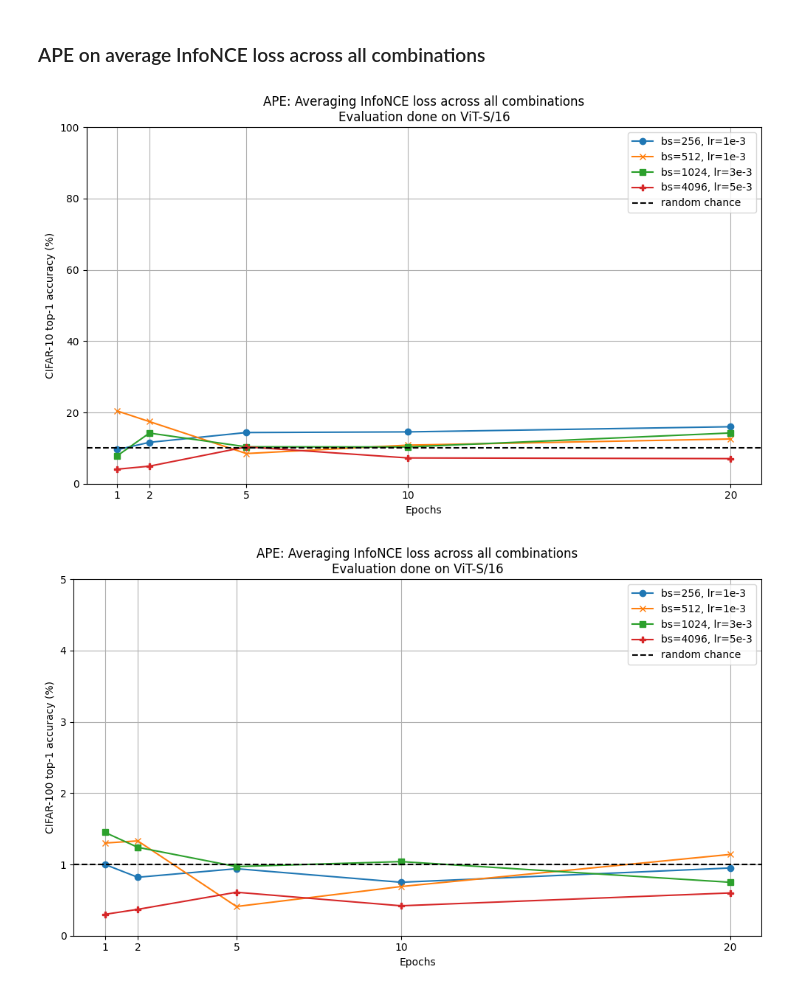
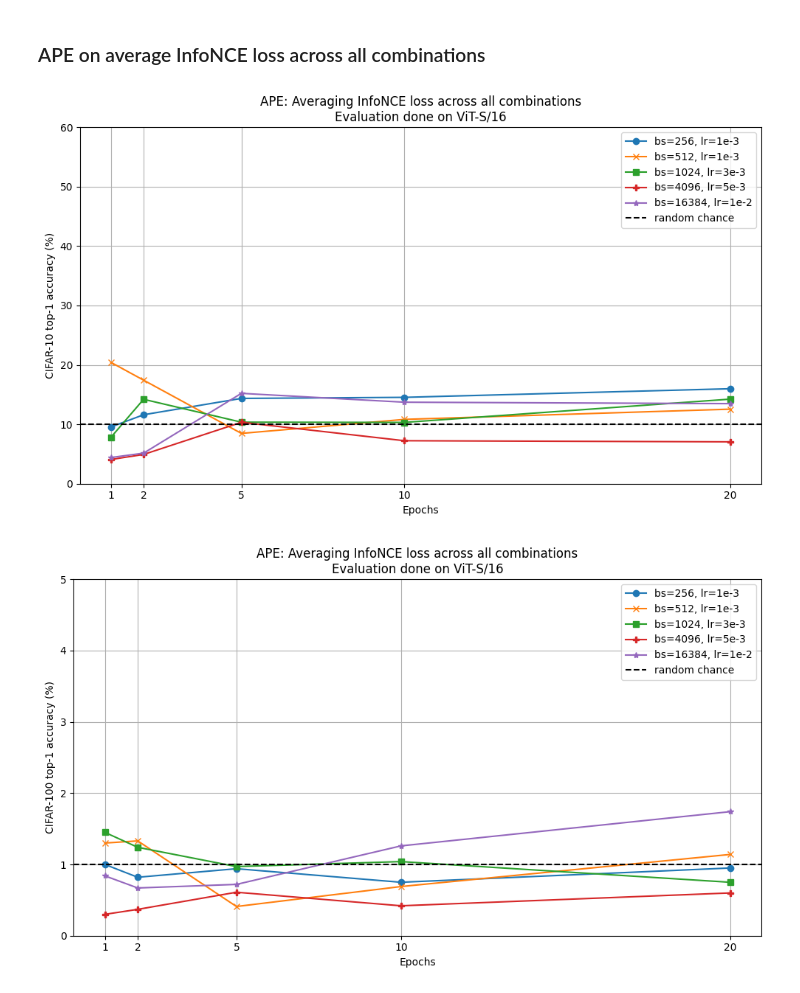
Before and after one commit to jaisidhsingh/hypa-new, a Jupyter notebook: hyperalignment/plot.ipynb, the cells around one changed output. Drawn from its saved outputs; the diff is of its cells as text; code cells hidden in the pictures.

```diff
--- a/hyperalignment/plot.ipynb
+++ b/hyperalignment/plot.ipynb
@@ -7,6 +7,7 @@ data_256 = {'exp_name': 'vits_bs-256_lr-0.001', 'seed': 0, 'eval': {'epoch_1': {
 data_512 = {'exp_name': 'vits_bs-512_lr-0.001', 'seed': 0, 'eval': {'epoch_1': {'cifar10': 20.42, 'cifar100': 1.3, 'imagenet1k': 0.08}, 'epoch_2': {'cifar10': 17.43, 'cifar100': 1.33, 'imagenet1k': 0.07}, 'epoch_5': {'cifar10': 8.47, 'cifar100': 0.41, 'imagenet1k': 0.1}, 'epoch_10': {'cifar10': 10.83, 'cifar100': 0.69, 'imagenet1k': 0.08}, 'epoch_20': {'cifar10': 12.55, 'cifar100': 1.14, 'imagenet1k': 0.11}}}
 data_1024 = {'exp_name': 'vits_bs-1024_lr-0.003', 'seed': 0, 'eval': {'epoch_1': {'cifar10': 7.83, 'cifar100': 1.45, 'imagenet1k': 0.08}, 'epoch_2': {'cifar10': 14.21, 'cifar100': 1.24, 'imagenet1k': 0.06}, 'epoch_5': {'cifar10': 10.36, 'cifar100': 0.97, 'imagenet1k': 0.1}, 'epoch_10': {'cifar10': 10.32, 'cifar100': 1.04, 'imagenet1k': 0.12}, 'epoch_20': {'cifar10': 14.24, 'cifar100': 0.75, 'imagenet1k': 0.12}}}
 data_4096 = {'exp_name': 'vits_bs-4096_lr-0.005', 'seed': 0, 'eval': {'epoch_1': {'cifar10': 4.08, 'cifar100': 0.3, 'imagenet1k': 0.09}, 'epoch_2': {'cifar10': 4.93, 'cifar100': 0.37, 'imagenet1k': 0.12}, 'epoch_5': {'cifar10': 10.34, 'cifar100': 0.61, 'imagenet1k': 0.05}, 'epoch_10': {'cifar10': 7.24, 'cifar100': 0.42, 'imagenet1k': 0.05}, 'epoch_20': {'cifar10': 7.05, 'cifar100': 0.6, 'imagenet1k': 0.07}}}
+data_16384 = {'exp_name': 'vits_bs-16384_lr-0.001', 'seed': 0, 'eval': {'epoch_1': {'cifar10': 4.41, 'cifar100': 0.84, 'imagenet1k': 0.06}, 'epoch_2': {'cifar10': 5.15, 'cifar100': 0.67, 'imagenet1k': 0.1}, 'epoch_5': {'cifar10': 15.21, 'cifar100': 0.72, 'imagenet1k': 0.09}, 'epoch_10': {'cifar10': 13.72, 'cifar100': 1.26, 'imagenet1k': 0.07}, 'epoch_20': {'cifar10': 13.48, 'cifar100': 1.74, 'imagenet1k': 0.09}}}
 
 epochs = [1, 2, 5, 10, 20]
 benchmarks = ["cifar10", "cifar100", "imagenet1k"]
@@ -16,34 +17,34 @@ rcs = {"cifar10": 10.0, "cifar100": 1.0, "imagenet1k": 0.1}
 
 for bench in benchmarks:
     acc_256 = [data_256['eval'][f'epoch_{epoch}'][bench] for epoch in epochs]
     acc_512 = [data_512['eval'][f'epoch_{epoch}'][bench] for epoch in epochs]
     acc_1024 = [data_1024['eval'][f'epoch_{epoch}'][bench] for epoch in epochs]
     acc_4096 = [data_4096['eval'][f'epoch_{epoch}'][bench] for epoch in epochs]
-    # acc_16384 = [data_16384['eval'][f'epoch_{epoch}'][bench] for epoch in epochs]
+    acc_16384 = [data_16384['eval'][f'epoch_{epoch}'][bench] for epoch in epochs]
 
     # Create the plot
     plt.figure(figsize=(10, 6))
 
     plt.plot(epochs, acc_256, marker='o', label="bs=256, lr=1e-3")
     plt.plot(epochs, acc_512, marker='x', label="bs=512, lr=1e-3")
     plt.plot(epochs, acc_1024, marker='s', label="bs=1024, lr=3e-3")
     plt.plot(epochs, acc_4096, marker='P', label="bs=4096, lr=5e-3")
-    # plt.plot(epochs, acc_16384, marker='*', label="bs=16384, lr=1e-2")
+    plt.plot(epochs, acc_16384, marker='*', label="bs=16384, lr=1e-2")
 
     plt.axhline(y=rcs[bench], color="black", linestyle="--", label="random chance")
 
     plt.title(f'APE: Averaging InfoNCE loss across all combinations\nEvaluation done on ViT-S/16')
     plt.xlabel('Epochs')
     plt.ylabel(f'{names[bench]} top-1 accuracy (%)')
     plt.ylim(lims[bench])
     plt.xticks([1, 2, 5, 10, 20])
     plt.grid(True)
 
     # Save and show the plot
     plt.legend()
     plt.tight_layout()
     # plt.savefig('imagenet_accuracy_plot.png')
     plt.show()
 # %% [output]
-[figure, old version]
+[figure, new version]
-[figure, old version]
+[figure, new version]
```
Also changed, not shown: parts of 1 cell of this notebook.
